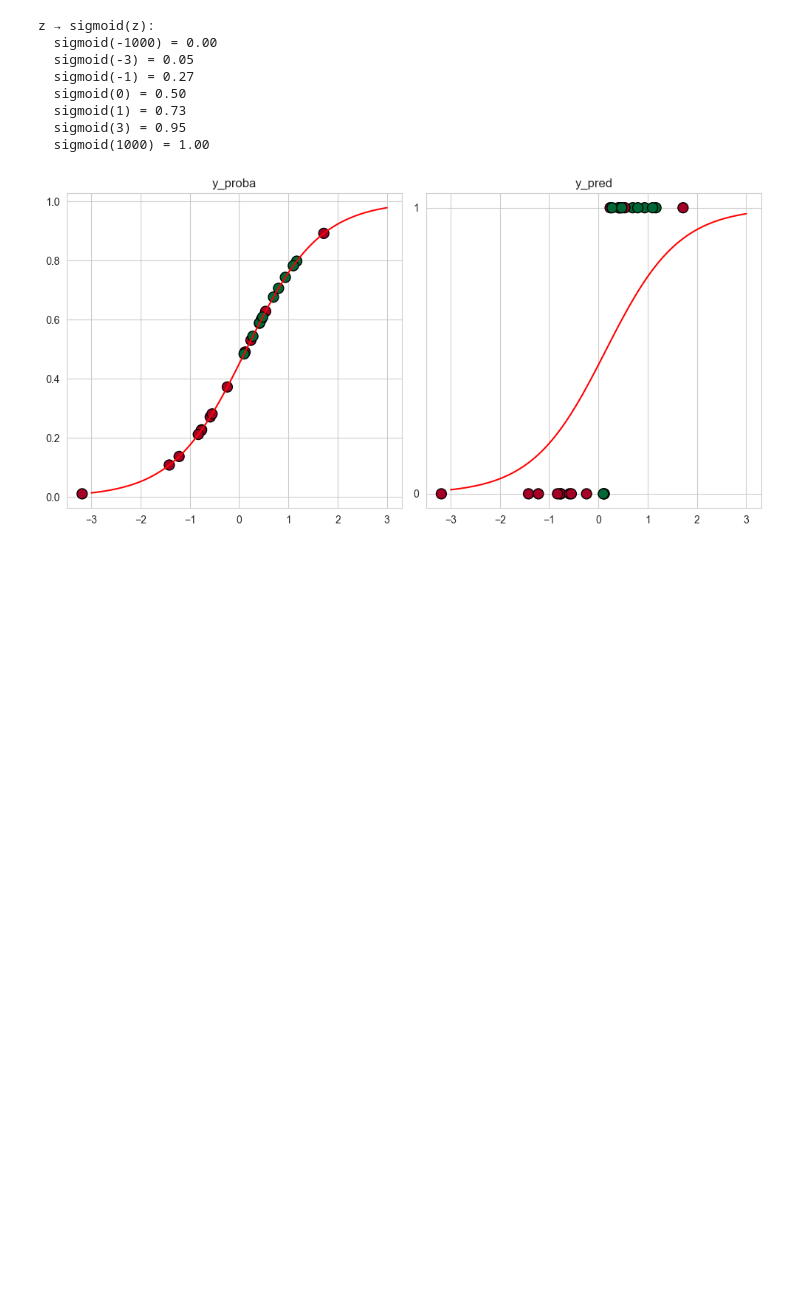
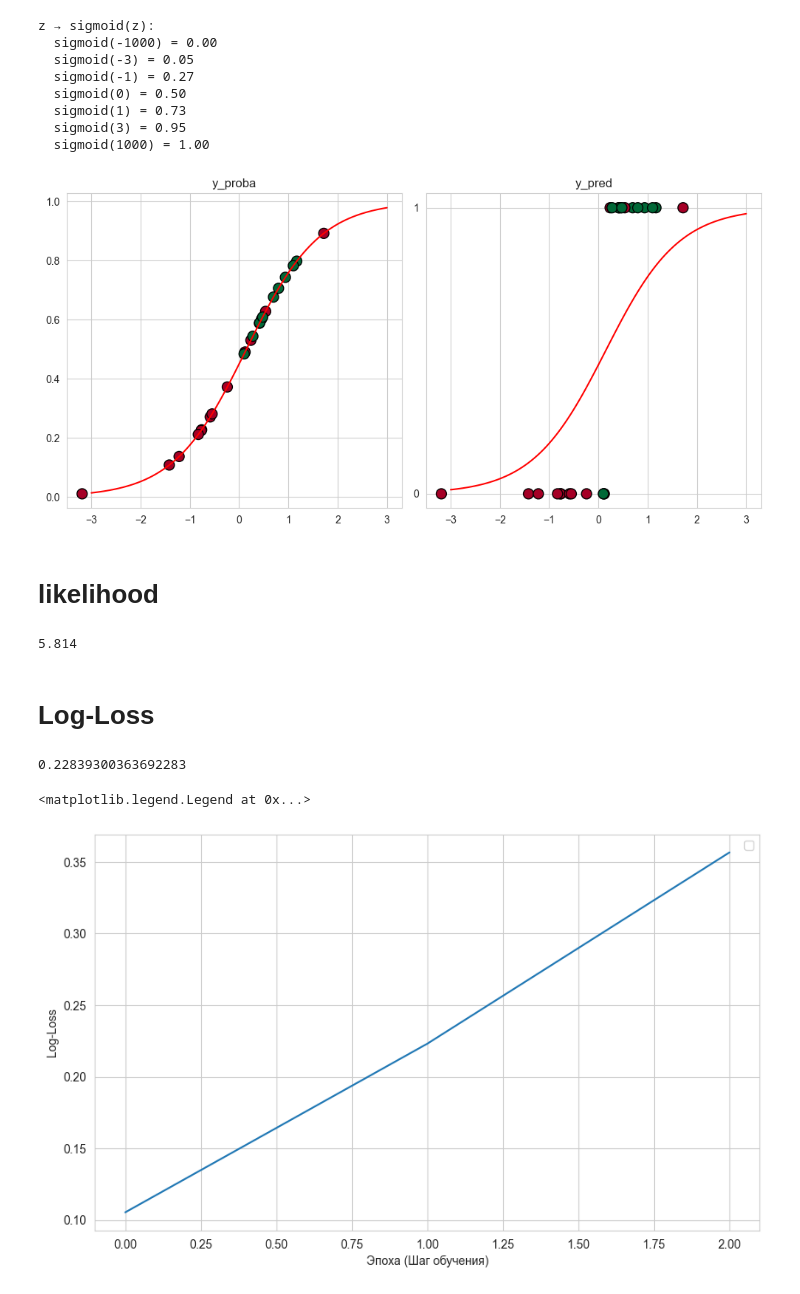
Before and after one commit to Netall0/ML, a Jupyter notebook: notebooks/LogisticRegression.ipynb, the cells around one changed output. Drawn from its saved outputs; the diff is of its cells as text; code cells hidden in the pictures; blank space fills up the shorter version.

```diff
--- a/notebooks/LogisticRegression.ipynb
+++ b/notebooks/LogisticRegression.ipynb
@@ -335,3 +335,57 @@ plt.tight_layout()
 plt.show()
 # %% [output]
 [figure]
+# %% [markdown]
+# likelihood
+# %%
+import numpy as np
+
+def simple_likelihood(y_true,y_proba):
+    contribution = y_proba ** y_true + (1 - y_proba) ** (1 - y_true)
+
+    return np.prod(contribution)
+
+y_true  = np.array([0,0,1])
+y_proba = np.array([0.1,0.2,0.7])
+
+print(simple_likelihood(y_true,y_proba))
+# %% [output]
+5.814
+# %% [markdown]
+# Log-Loss
+# %%
+def Log_loss(y_true,y_proba):
+    y_proba = np.clip(y_proba,1e-15,1-1e-15)
+
+    log_count =- y_true * np.log(y_proba) - (1 - y_true) * np.log(1 - y_proba)
+
+    return np.mean(log_count)
+
+
+
+
+
+
+print(Log_loss(y_true,y_proba))
+# %% [output]
+0.22839300363692283
+# %%
+y_true  = np.array([0,0,1])
+y_proba = np.array([0.1,0.2,0.7])
+
+loss_history = []
+
+for i in range (len(y_true)):
+    current_loss = Log_loss(y_true[i],y_proba[i])
+    loss_history.append(current_loss)
+
+
+
+plt.figure(figsize=(10, 6))
+plt.xlabel('Эпоха (Шаг обучения)')
+plt.ylabel('Log-Loss')
+plt.plot(loss_history)
+plt.legend()
+# %% [output]
+<matplotlib.legend.Legend at 0x...>
+[figure, added]
```
Also changed, not shown: 1 other file.
